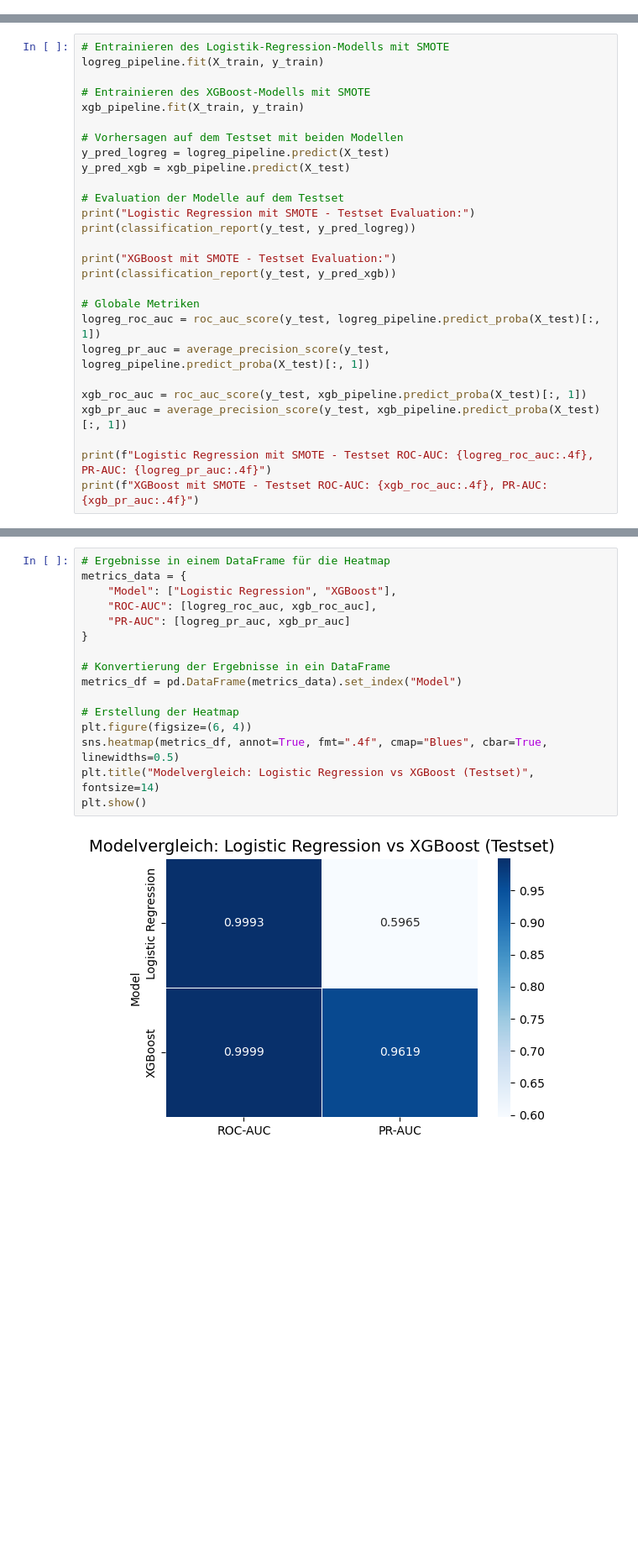
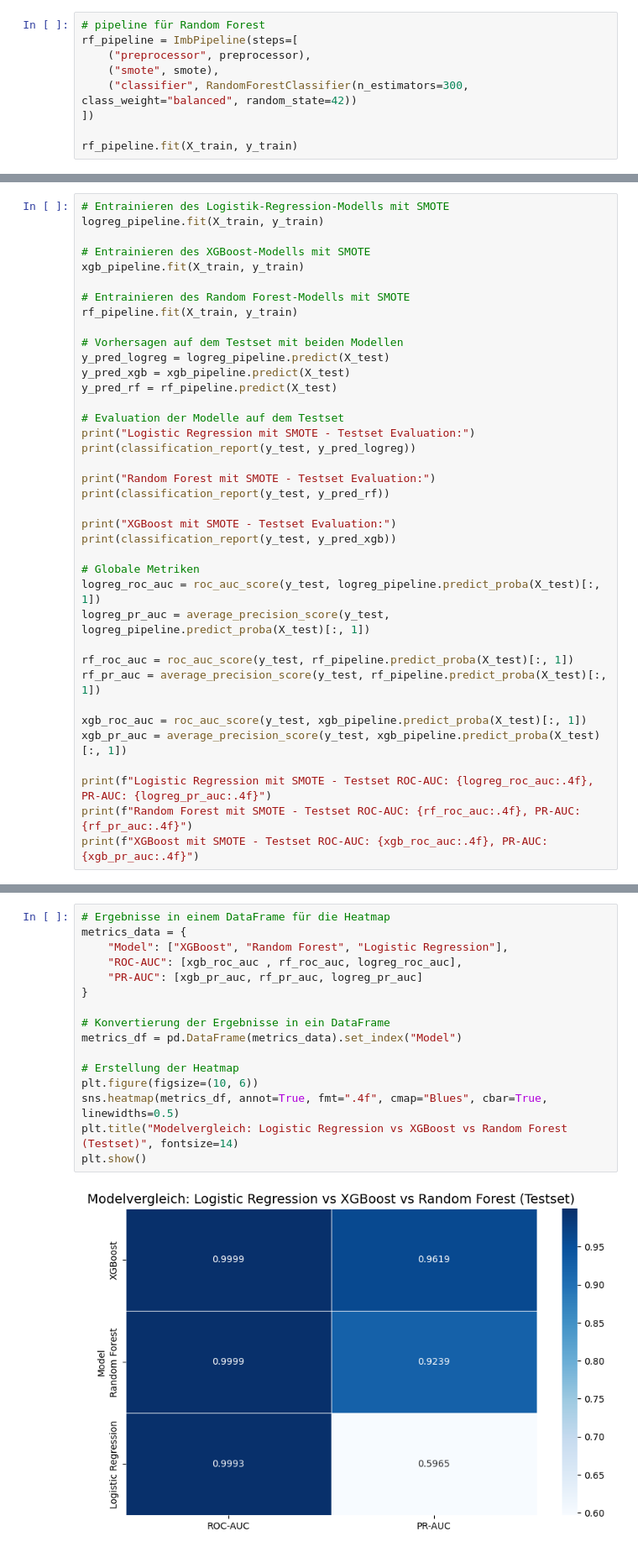
Before and after one commit to Bernardtouck/KI-Fraud-Detection, a Jupyter notebook: notebooks/04_modeling.ipynb, the cells around one changed output, grey strips where cells are left out. Shown at 84% size. Cells and saved outputs as stored; diff of their text form; blank space fills up the shorter version.

Commit message:
feat(modeling): finalize Random Forest training, cross-validation and reliability analysis

```diff
--- a/notebooks/04_modeling.ipynb
+++ b/notebooks/04_modeling.ipynb
@@ -217,0 +238,9 @@ dtype: float64
+# %%
+# pipeline für Random Forest
+rf_pipeline = ImbPipeline(steps=[
+    ("preprocessor", preprocessor),
+    ("smote", smote),
+    ("classifier", RandomForestClassifier(n_estimators=300, class_weight="balanced", random_state=42))
+])
+
+rf_pipeline.fit(X_train, y_train)
@@ -305,13 +378,20 @@ logreg_pipeline.fit(X_train, y_train)
 # Entrainieren des XGBoost-Modells mit SMOTE
 xgb_pipeline.fit(X_train, y_train)
 
+# Entrainieren des Random Forest-Modells mit SMOTE
+rf_pipeline.fit(X_train, y_train)
+
 # Vorhersagen auf dem Testset mit beiden Modellen
 y_pred_logreg = logreg_pipeline.predict(X_test)
 y_pred_xgb = xgb_pipeline.predict(X_test)
+y_pred_rf = rf_pipeline.predict(X_test)
 
 # Evaluation der Modelle auf dem Testset
 print("Logistic Regression mit SMOTE - Testset Evaluation:")
 print(classification_report(y_test, y_pred_logreg))
+
+print("Random Forest mit SMOTE - Testset Evaluation:")
+print(classification_report(y_test, y_pred_rf))
 
 print("XGBoost mit SMOTE - Testset Evaluation:")
 print(classification_report(y_test, y_pred_xgb))
@@ -320,10 +400,14 @@ print(classification_report(y_test, y_pred_xgb))
 logreg_roc_auc = roc_auc_score(y_test, logreg_pipeline.predict_proba(X_test)[:, 1])
 logreg_pr_auc = average_precision_score(y_test, logreg_pipeline.predict_proba(X_test)[:, 1])
 
+rf_roc_auc = roc_auc_score(y_test, rf_pipeline.predict_proba(X_test)[:, 1])
+rf_pr_auc = average_precision_score(y_test, rf_pipeline.predict_proba(X_test)[:, 1])
+
 xgb_roc_auc = roc_auc_score(y_test, xgb_pipeline.predict_proba(X_test)[:, 1])
 xgb_pr_auc = average_precision_score(y_test, xgb_pipeline.predict_proba(X_test)[:, 1])
 
 print(f"Logistic Regression mit SMOTE - Testset ROC-AUC: {logreg_roc_auc:.4f}, PR-AUC: {logreg_pr_auc:.4f}")
+print(f"Random Forest mit SMOTE - Testset ROC-AUC: {rf_roc_auc:.4f}, PR-AUC: {rf_pr_auc:.4f}")
 print(f"XGBoost mit SMOTE - Testset ROC-AUC: {xgb_roc_auc:.4f}, PR-AUC: {xgb_pr_auc:.4f}")
 # %% [output]
 Logistic Regression mit SMOTE - Testset Evaluation:
@@ -346,21 +430,21 @@ XGBoost mit SMOTE - Testset ROC-AUC: 0.9999, PR-AUC: 0.9619
 # %%
 # Ergebnisse in einem DataFrame für die Heatmap
 metrics_data = {
-    "Model": ["Logistic Regression", "XGBoost"],
-    "ROC-AUC": [logreg_roc_auc, xgb_roc_auc],
-    "PR-AUC": [logreg_pr_auc, xgb_pr_auc]
+    "Model": ["XGBoost", "Random Forest", "Logistic Regression"],
+    "ROC-AUC": [xgb_roc_auc , rf_roc_auc, logreg_roc_auc],
+    "PR-AUC": [xgb_pr_auc, rf_pr_auc, logreg_pr_auc]
 }
 
 # Konvertierung der Ergebnisse in ein DataFrame
 metrics_df = pd.DataFrame(metrics_data).set_index("Model")
 
 # Erstellung der Heatmap
-plt.figure(figsize=(6, 4))
+plt.figure(figsize=(10, 6))
 sns.heatmap(metrics_df, annot=True, fmt=".4f", cmap="Blues", cbar=True, linewidths=0.5)
-plt.title("Modelvergleich: Logistic Regression vs XGBoost (Testset)", fontsize=14)
+plt.title("Modelvergleich: Logistic Regression vs XGBoost vs Random Forest (Testset)", fontsize=14)
 plt.show()
 # %% [output]
-[figure, old version]
+[figure, new version]
 # %% [markdown]
 ## **Lernkurve – Logistic Regression mit SMOTE**
 
```
Also changed, not shown: parts of 10 cells of this notebook.
